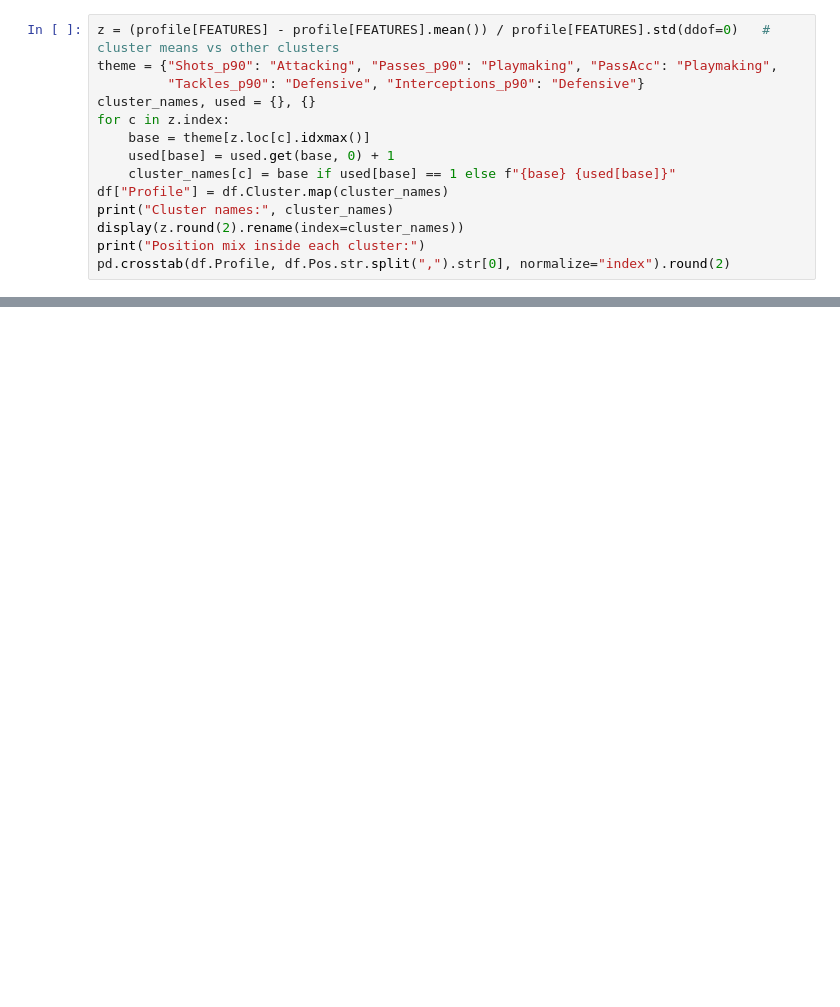
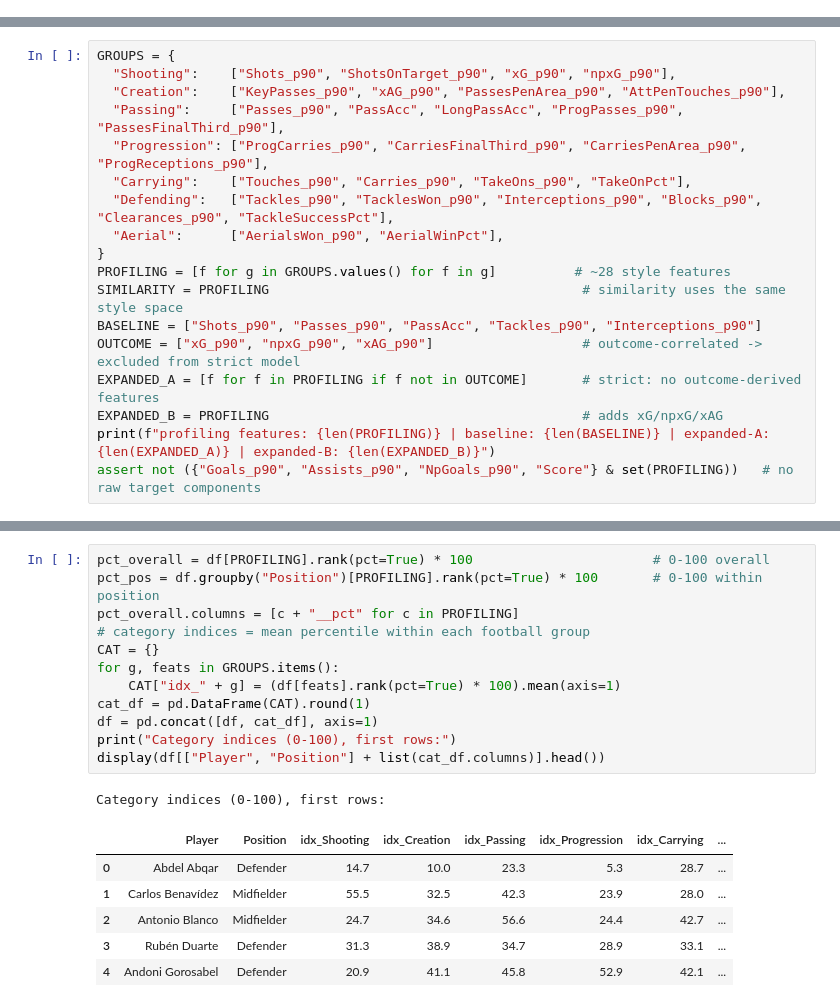
Before and after one commit to rushikeshmalgan/ZBK, a Jupyter notebook: football_ml.ipynb, the cells around one changed output, grey strips where cells are left out. Drawn from its saved outputs; the diff is of its cells as text; blank space fills up the shorter version.

```diff
--- a/football_ml.ipynb
+++ b/football_ml.ipynb
@@ -348,14 +0,0 @@ so the position mix below is a useful sanity check: do the groups we found resem
-# %%
-z = (profile[FEATURES] - profile[FEATURES].mean()) / profile[FEATURES].std(ddof=0)   # cluster means vs other clusters
-theme = {"Shots_p90": "Attacking", "Passes_p90": "Playmaking", "PassAcc": "Playmaking",
-         "Tackles_p90": "Defensive", "Interceptions_p90": "Defensive"}
-cluster_names, used = {}, {}
-for c in z.index:
-    base = theme[z.loc[c].idxmax()]
-    used[base] = used.get(base, 0) + 1
-    cluster_names[c] = base if used[base] == 1 else f"{base} {used[base]}"
-df["Profile"] = df.Cluster.map(cluster_names)
-print("Cluster names:", cluster_names)
-display(z.round(2).rename(index=cluster_names))
-print("Position mix inside each cluster:")
-pd.crosstab(df.Profile, df.Pos.str.split(",").str[0], normalize="index").round(2)
@@ -570,0 +87,18 @@ saved: ['artifacts.joblib', 'players_scored.csv']
+# %%
+GROUPS = {
+  "Shooting":    ["Shots_p90", "ShotsOnTarget_p90", "xG_p90", "npxG_p90"],
+  "Creation":    ["KeyPasses_p90", "xAG_p90", "PassesPenArea_p90", "AttPenTouches_p90"],
+  "Passing":     ["Passes_p90", "PassAcc", "LongPassAcc", "ProgPasses_p90", "PassesFinalThird_p90"],
+  "Progression": ["ProgCarries_p90", "CarriesFinalThird_p90", "CarriesPenArea_p90", "ProgReceptions_p90"],
+  "Carrying":    ["Touches_p90", "Carries_p90", "TakeOns_p90", "TakeOnPct"],
+  "Defending":   ["Tackles_p90", "TacklesWon_p90", "Interceptions_p90", "Blocks_p90", "Clearances_p90", "TackleSuccessPct"],
+  "Aerial":      ["AerialsWon_p90", "AerialWinPct"],
+}
+PROFILING = [f for g in GROUPS.values() for f in g]          # ~28 style features
+SIMILARITY = PROFILING                                        # similarity uses the same style space
+BASELINE = ["Shots_p90", "Passes_p90", "PassAcc", "Tackles_p90", "Interceptions_p90"]
+OUTCOME = ["xG_p90", "npxG_p90", "xAG_p90"]                   # outcome-correlated -> excluded from strict model
+EXPANDED_A = [f for f in PROFILING if f not in OUTCOME]       # strict: no outcome-derived features
+EXPANDED_B = PROFILING                                        # adds xG/npxG/xAG
+print(f"profiling features: {len(PROFILING)} | baseline: {len(BASELINE)} | expanded-A: {len(EXPANDED_A)} | expanded-B: {len(EXPANDED_B)}")
+assert not ({"Goals_p90", "Assists_p90", "NpGoals_p90", "Score"} & set(PROFILING))   # no raw target components
@@ -570,0 +142,20 @@ saved: ['artifacts.joblib', 'players_scored.csv']
+# %%
+pct_overall = df[PROFILING].rank(pct=True) * 100                       # 0-100 overall
+pct_pos = df.groupby("Position")[PROFILING].rank(pct=True) * 100       # 0-100 within position
+pct_overall.columns = [c + "__pct" for c in PROFILING]
+# category indices = mean percentile within each football group
+CAT = {}
+for g, feats in GROUPS.items():
+    CAT["idx_" + g] = (df[feats].rank(pct=True) * 100).mean(axis=1)
+cat_df = pd.DataFrame(CAT).round(1)
+df = pd.concat([df, cat_df], axis=1)
+print("Category indices (0-100), first rows:")
+display(df[["Player", "Position"] + list(cat_df.columns)].head())
+# %% [output]
+Category indices (0-100), first rows:
+|  | Player | Position | idx_Shooting | idx_Creation | idx_Passing | idx_Progression | idx_Carrying | ... |
+| 0 | Abdel Abqar | Defender | 14.7 | 10.0 | 23.3 | 5.3 | 28.7 | ... |
+| 1 | Carlos Benavídez | Midfielder | 55.5 | 32.5 | 42.3 | 23.9 | 28.0 | ... |
+| 2 | Antonio Blanco | Midfielder | 24.7 | 34.6 | 56.6 | 24.4 | 42.7 | ... |
+| 3 | Rubén Duarte | Defender | 31.3 | 38.9 | 34.7 | 28.9 | 33.1 | ... |
+| 4 | Andoni Gorosabel | Defender | 20.9 | 41.1 | 45.8 | 52.9 | 42.1 | ... |
```
Also changed, not shown: parts of 72 cells of this notebook, 28 other files.
